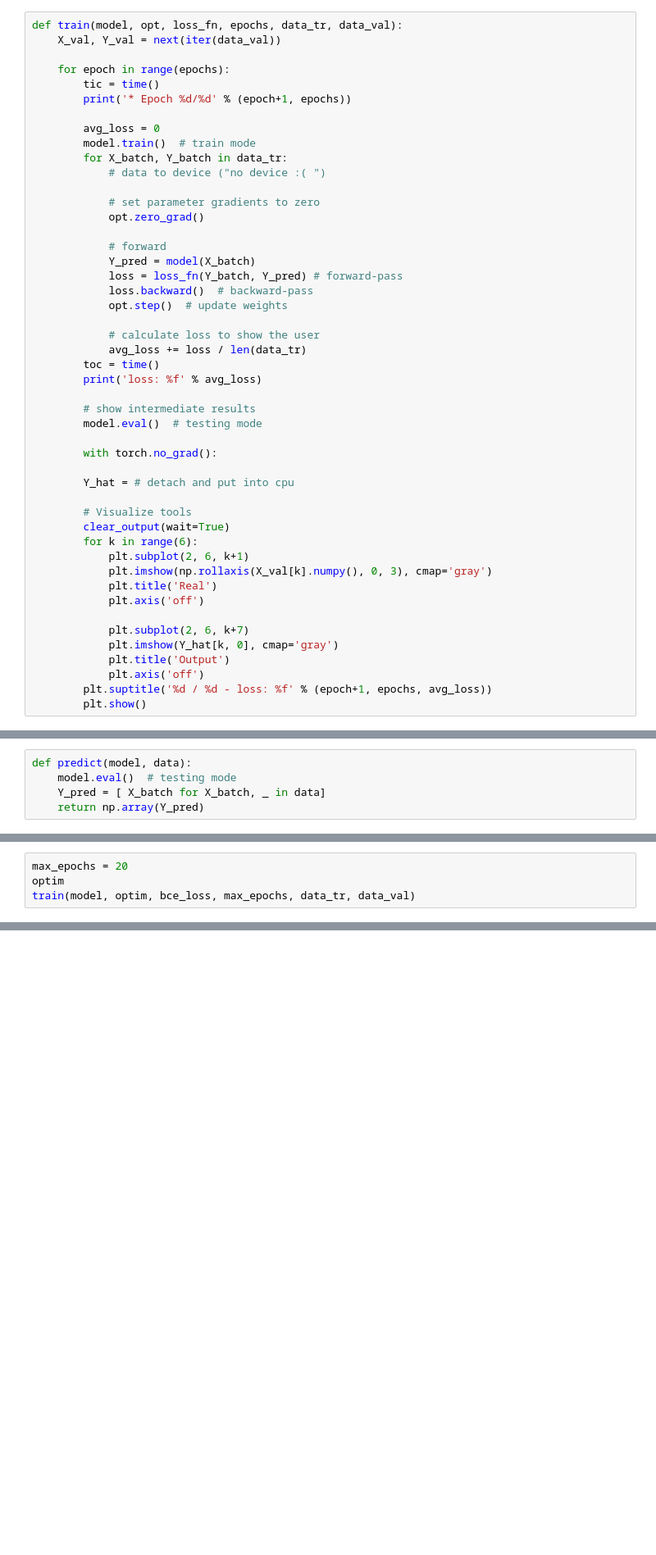
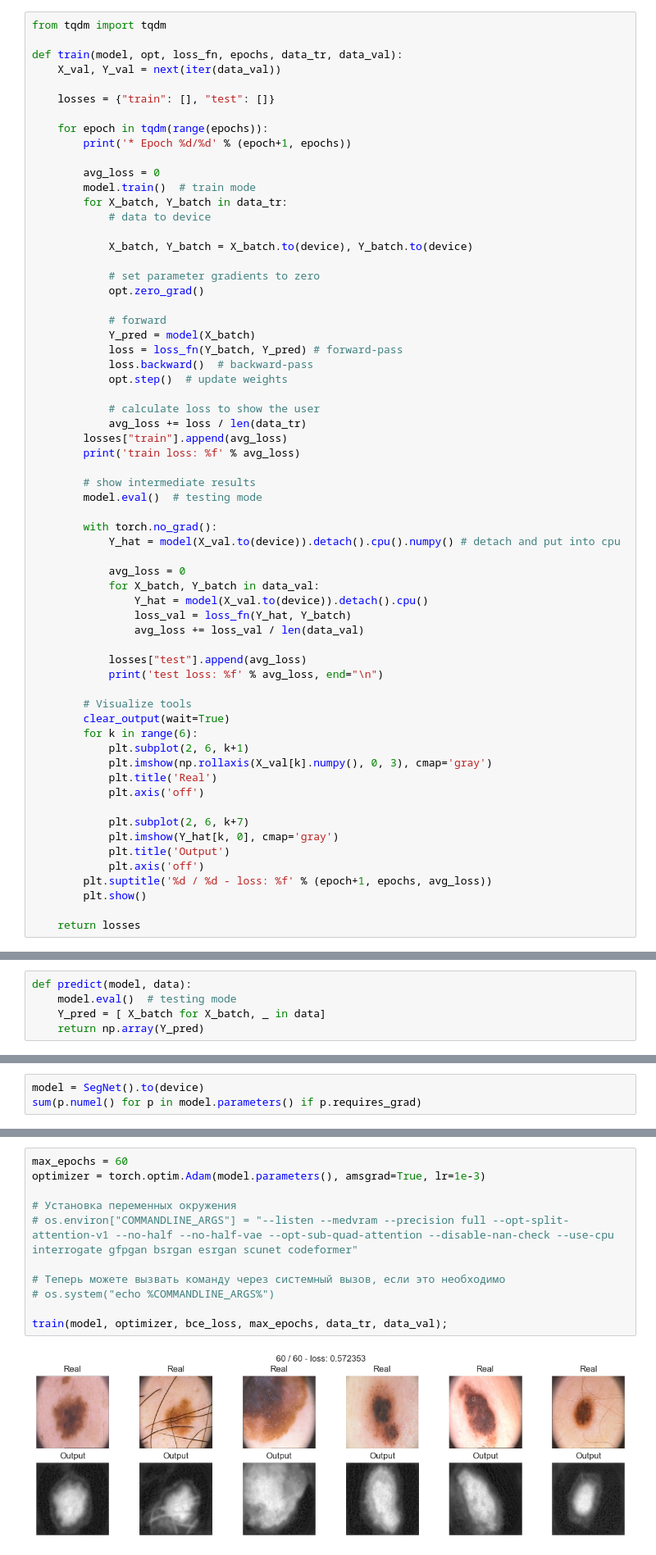
Before and after one commit to almos05/DLS, a Jupyter notebook: [homework]semantic_segmentation.ipynb, the cells around one changed output, grey strips where cells are left out. Shown at 82% size. Drawn from its saved outputs; the diff is of its cells as text; blank space fills up the shorter version.

Commit message:
semantic_seg trained (SegNet)b

```diff
--- a/[homework]semantic_segmentation.ipynb
+++ b/[homework]semantic_segmentation.ipynb
@@ -335,17 +324,22 @@ def bce_loss(y_real, y_pred):
 
 Мы определим цикл обучения в функции, чтобы мы могли повторно использовать его.
 # %%
+from tqdm import tqdm
+
 def train(model, opt, loss_fn, epochs, data_tr, data_val):
     X_val, Y_val = next(iter(data_val))
 
-    for epoch in range(epochs):
-        tic = time()
+    losses = {"train": [], "test": []}
+
+    for epoch in tqdm(range(epochs)):
         print('* Epoch %d/%d' % (epoch+1, epochs))
 
         avg_loss = 0
         model.train()  # train mode
         for X_batch, Y_batch in data_tr:
-            # data to device ("no device :( ")
+            # data to device
+
+            X_batch, Y_batch = X_batch.to(device), Y_batch.to(device)
 
             # set parameter gradients to zero
             opt.zero_grad()
@@ -358,15 +352,23 @@ def train(model, opt, loss_fn, epochs, data_tr, data_val):
 
             # calculate loss to show the user
             avg_loss += loss / len(data_tr)
-        toc = time()
-        print('loss: %f' % avg_loss)
+        losses["train"].append(avg_loss)
+        print('train loss: %f' % avg_loss)
 
         # show intermediate results
         model.eval()  # testing mode
 
         with torch.no_grad():
+            Y_hat = model(X_val.to(device)).detach().cpu().numpy() # detach and put into cpu
 
-        Y_hat = # detach and put into cpu
+            avg_loss = 0
+            for X_batch, Y_batch in data_val:
+                Y_hat = model(X_val.to(device)).detach().cpu()
+                loss_val = loss_fn(Y_hat, Y_batch)
+                avg_loss += loss_val / len(data_val)
+
+            losses["test"].append(avg_loss)
+            print('test loss: %f' % avg_loss, end="\n")
 
         # Visualize tools
         clear_output(wait=True)
@@ -382,6 +384,8 @@ def train(model, opt, loss_fn, epochs, data_tr, data_val):
             plt.axis('off')
         plt.suptitle('%d / %d - loss: %f' % (epoch+1, epochs, avg_loss))
         plt.show()
+
+    return losses
 # %% [markdown]
 ## Инференс [1 балл]
 
@@ -410,4 +412,3 @@ model = SegNet()
-# %%
-max_epochs = 20
-optim
-train(model, optim, bce_loss, max_epochs, data_tr, data_val)
+# %%
+model = SegNet().to(device)
+sum(p.numel() for p in model.parameters() if p.requires_grad)
@@ -414,2 +417,15 @@ train(model, optim, bce_loss, max_epochs, data_tr, data_val)
+# %%
+max_epochs = 60
+optimizer = torch.optim.Adam(model.parameters(), amsgrad=True, lr=1e-3)
+
+# Установка переменных окружения
+# os.environ["COMMANDLINE_ARGS"] = "--listen --medvram --precision full --opt-split-attention-v1 --no-half --no-half-vae --opt-sub-quad-attention --disable-nan-check --use-cpu interrogate gfpgan bsrgan esrgan scunet codeformer"
+
+# Теперь можете вызвать команду через системный вызов, если это необходимо
+# os.system("echo %COMMANDLINE_ARGS%")
+
+train(model, optimizer, bce_loss, max_epochs, data_tr, data_val);
+# %% [output]
+[figure, added]
 # %%
 score_model(model, iou_pytorch, data_val)
```
Also changed, not shown: parts of 10 cells of this notebook.
